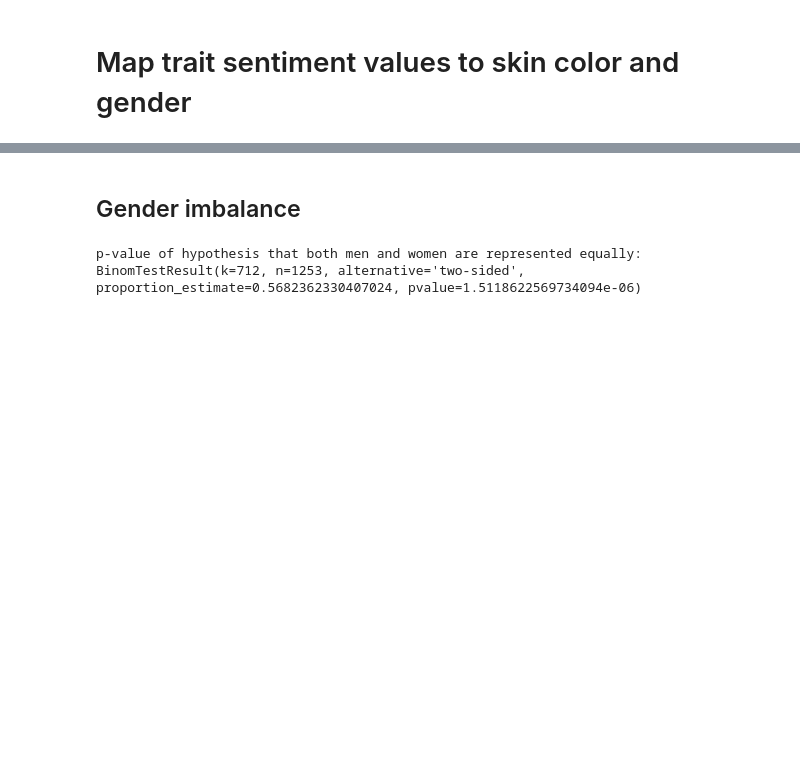
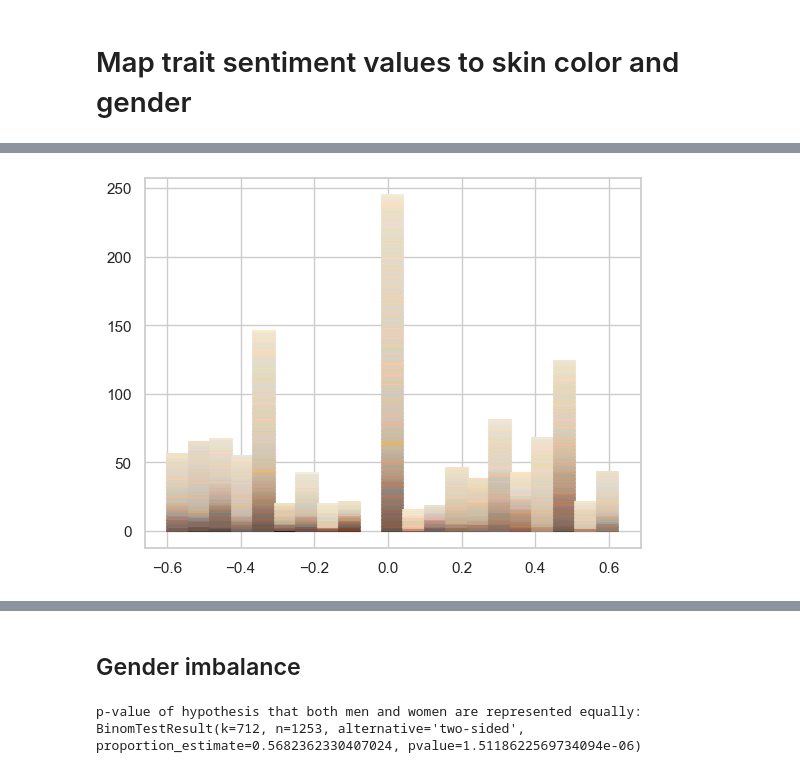
Before and after one commit to TRSS-Research/SAAC, a Jupyter notebook: notebooks/evaluation/Evaluate Results.ipynb, the cells around one changed output, grey strips where cells are left out. Drawn from its saved outputs; the diff is of its cells as text; code cells hidden in the pictures; blank space fills up the shorter version.

Commit message:
TDA sentiment analysis.

```diff
--- a/notebooks/evaluation/Evaluate Results.ipynb
+++ b/notebooks/evaluation/Evaluate Results.ipynb
@@ -36,0 +45,21 @@ Number of rows after removing faceless and unknown gender bboxes: 1253
+# %%
+# Mostly just a visual test of intensity sorting per sentiment bin
+
+from saac.eval_utils import rgb_sorter, rgb_intensity
+
+ax1 = plt.subplots(1, 1)
+
+tda_count, tda_division = np.histogram(tda_res['tda_compound'], bins=n_bins)
+
+for idx in range(1, len(tda_division)):
+    if idx + 1 == len(tda_division):
+        mask = (tda_res['tda_compound'] >= tda_division[idx - 1]) & (tda_res['tda_compound'] <= tda_division[idx])
+    else:
+        mask = (tda_res['tda_compound'] >= tda_division[idx - 1]) & (tda_res['tda_compound'] < tda_division[idx])
+
+    sorted_rgb = rgb_sorter(tda_res[mask]['skincolor'].apply(eval))
+
+    for y, c in enumerate(sorted_rgb):
+        plt.plot(tda_division[idx - 1: idx + 1], y * np.ones(2), color=np.array(c)/255)
+# %% [output]
+[figure, added]
```
Also changed, not shown: parts of 10 cells of this notebook, 2 other files.
